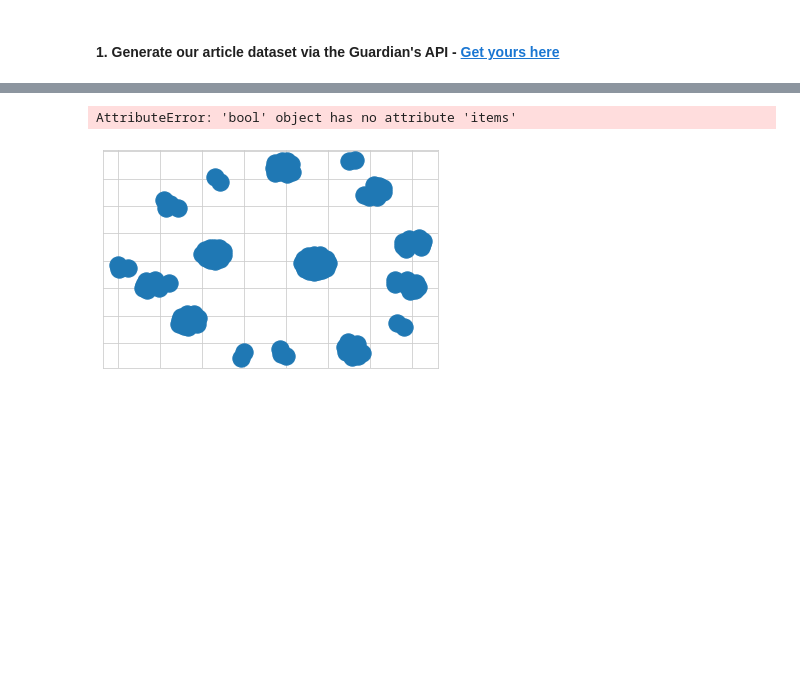
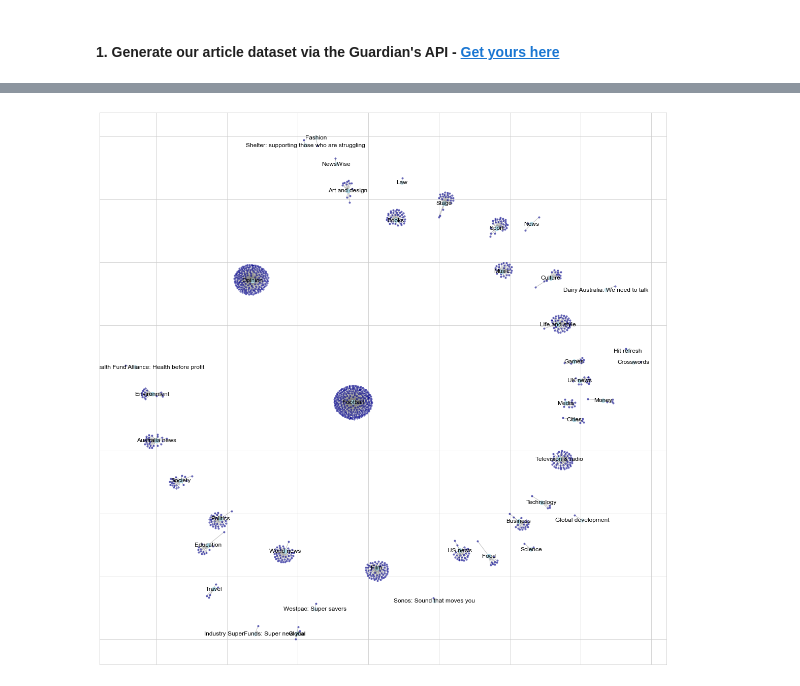
Before and after one commit to dudikbender/article-popularity-nlp, a Jupyter notebook: exploration/guardian_topic_modelling_and_graph/analysis.ipynb, the cells around one changed output, grey strips where cells are left out. Saved outputs shown, nothing was run; the diff lists cells and outputs as text; code cells hidden in the pictures; blank space fills up the shorter version.

```diff
--- a/exploration/guardian_topic_modelling_and_graph/analysis.ipynb
+++ b/exploration/guardian_topic_modelling_and_graph/analysis.ipynb
@@ -35,7 +38,7 @@ The autoreload extension is already loaded. To reload it, use:
 # %% [markdown]
 #### 1. Generate our article dataset via the Guardian's API - [Get yours here](https://open-platform.theguardian.com/access/)
 # %%
-def search_guardian_articles(search_term, api_key, page=1, page_size=100, format_='json'):
+def search_guardian_articles(api_key, search_term='', page=1, page_size=100, format_='json'):
     '''Retrieves meta data of articles matching the search term'''
     search_term = search_term.replace(' ', '%20')
 
@@ -112,5 +134,51 @@ g.add_edges_from(edges)
-# %%
-nx.draw_networkx(g, labels=False)
-# %% [output]
-AttributeError: 'bool' object has no attribute 'items'
-[figure, removed]
+# %%
+from networkx import Graph
+import matplotlib.pyplot as plt
+
+df = df.head(1000)
+
+titles = [x for x in df.webTitle ]
+sections = [x for x in df.sectionName ]
+nodes = titles + sections
+nodes = list(set(nodes))
+edges = list(zip(titles, sections))
+
+plt.figure(figsize=(20,20))
+g = Graph()
+
+
+g.add_nodes_from(titles, label='article')
+g.add_nodes_from(sections, label='section')
+g.add_edges_from(edges)
+
+labels = {}
+for node in g.nodes():
+    if node in sections:
+        labels[node] = node
+
+#nx.draw(g, node_size=50)
+pos = nx.spring_layout(g)
+
+nx.draw_networkx_nodes(g,pos=pos,
+                       nodelist=titles,
+                       node_color='darkblue',
+                       node_size=10,
+                       alpha=0.5)
+
+nx.draw_networkx_nodes(g,pos=pos,
+                       nodelist=sections,
+                       node_color='lightblue',
+                       node_size=50,
+                       alpha=0.5)
+
+nx.draw_networkx_labels(g, pos=pos,
+                        labels=labels)
+
+nx.draw_networkx_edges(g,pos=pos,
+                       edgelist=edges,
+                       width=1,alpha=0.5,edge_color='grey')
+
+
+plt.show()
+# %% [output]
+[figure, added]
```
Also changed, not shown: parts of 12 cells of this notebook, 4 other files.
